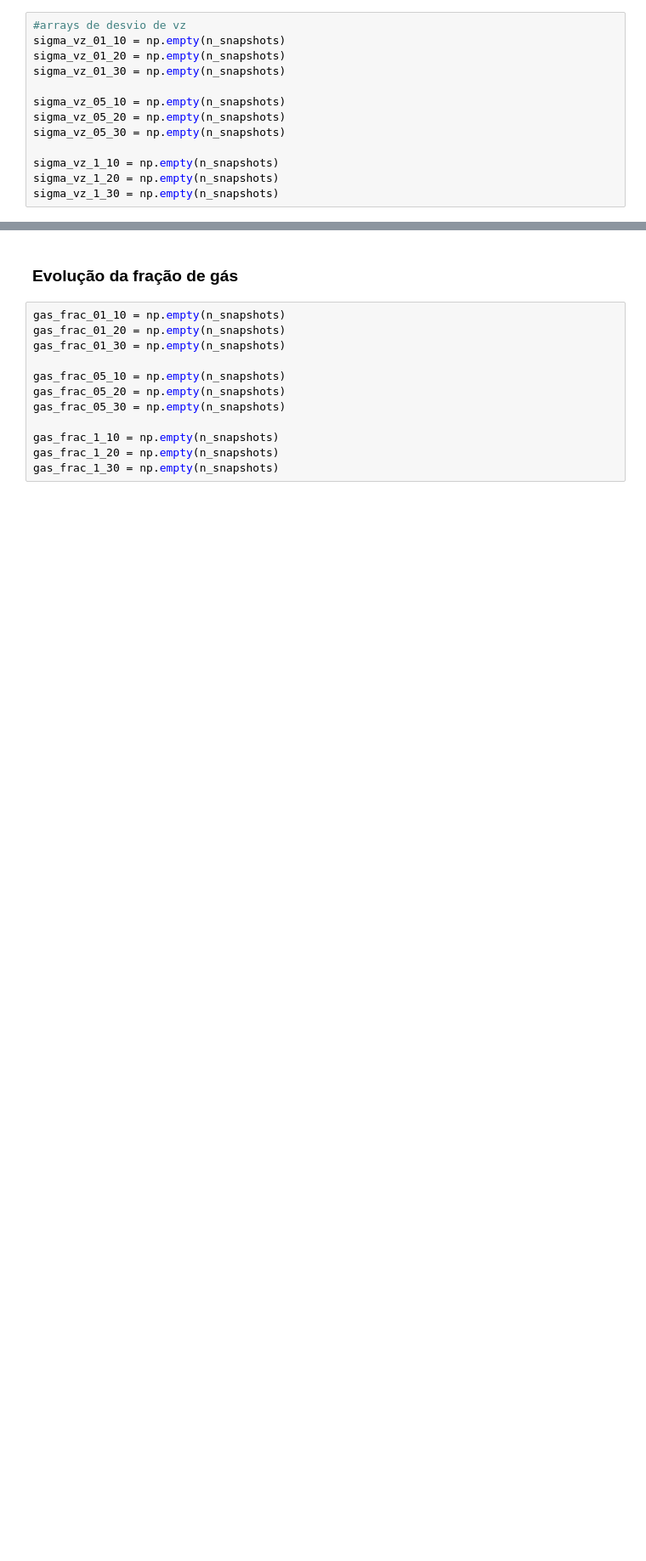
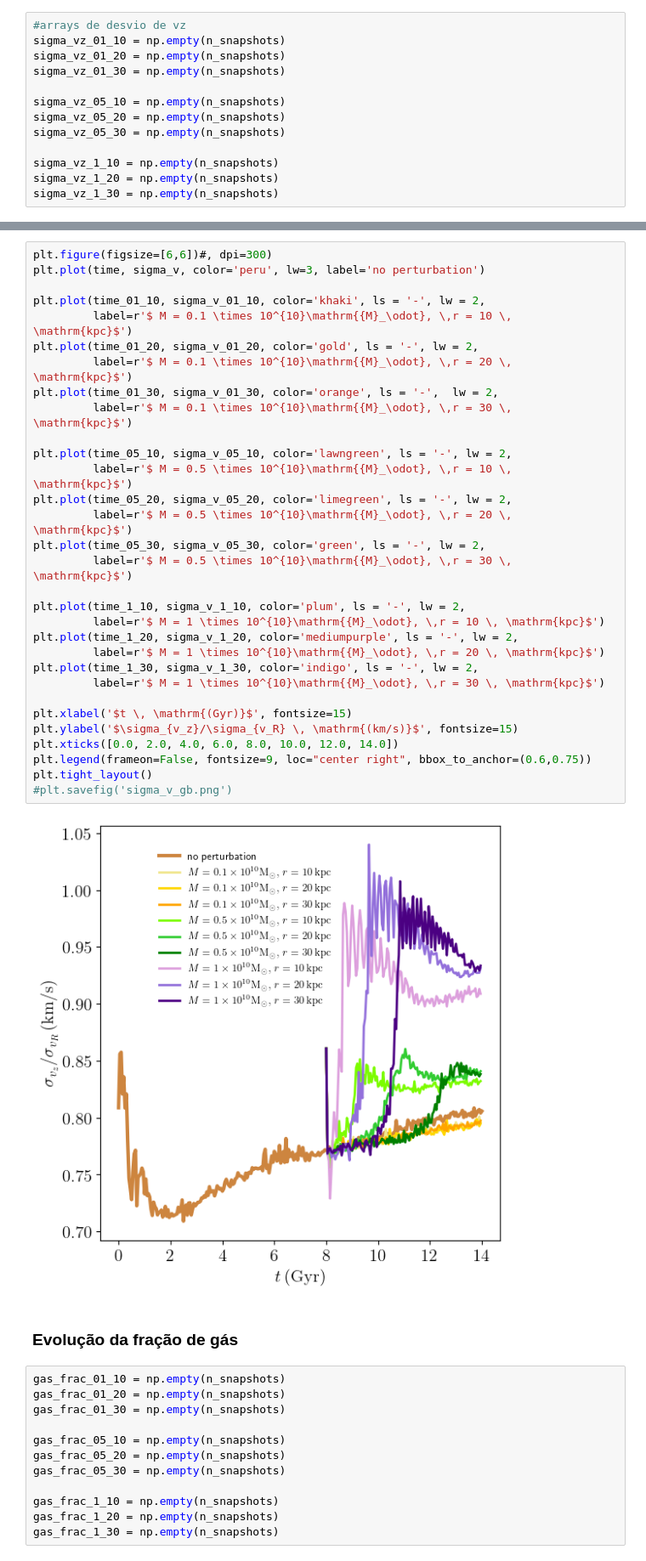
Before and after one commit to AndressaWille/astronomia, a Jupyter notebook: simulacoes mestrado/interactions-nb.ipynb, the cells around one changed output, grey strips where cells are left out. Shown at 85% size. Cells and saved outputs as stored; diff of their text form; blank space fills up the shorter version.

```diff
--- a/simulacoes mestrado/interactions-nb.ipynb
+++ b/simulacoes mestrado/interactions-nb.ipynb
@@ -500,3 +669,36 @@ plt.savefig('sigma_vz_gnb.png')
+# %%
+plt.figure(figsize=[6,6])#, dpi=300)
+plt.plot(time, sigma_v, color='peru', lw=3, label='no perturbation')
+
+plt.plot(time_01_10, sigma_v_01_10, color='khaki', ls = '-', lw = 2,
+         label=r'$ M = 0.1 \times 10^{10}\mathrm{{M}_\odot}, \,r = 10 \, \mathrm{kpc}$')
+plt.plot(time_01_20, sigma_v_01_20, color='gold', ls = '-', lw = 2,
+         label=r'$ M = 0.1 \times 10^{10}\mathrm{{M}_\odot}, \,r = 20 \, \mathrm{kpc}$')
+plt.plot(time_01_30, sigma_v_01_30, color='orange', ls = '-',  lw = 2,
+         label=r'$ M = 0.1 \times 10^{10}\mathrm{{M}_\odot}, \,r = 30 \, \mathrm{kpc}$')
+
+plt.plot(time_05_10, sigma_v_05_10, color='lawngreen', ls = '-', lw = 2,
+         label=r'$ M = 0.5 \times 10^{10}\mathrm{{M}_\odot}, \,r = 10 \, \mathrm{kpc}$')
+plt.plot(time_05_20, sigma_v_05_20, color='limegreen', ls = '-', lw = 2,
+         label=r'$ M = 0.5 \times 10^{10}\mathrm{{M}_\odot}, \,r = 20 \, \mathrm{kpc}$')
+plt.plot(time_05_30, sigma_v_05_30, color='green', ls = '-', lw = 2,
+         label=r'$ M = 0.5 \times 10^{10}\mathrm{{M}_\odot}, \,r = 30 \, \mathrm{kpc}$')
+
+plt.plot(time_1_10, sigma_v_1_10, color='plum', ls = '-', lw = 2,
+         label=r'$ M = 1 \times 10^{10}\mathrm{{M}_\odot}, \,r = 10 \, \mathrm{kpc}$')
+plt.plot(time_1_20, sigma_v_1_20, color='mediumpurple', ls = '-', lw = 2,
+         label=r'$ M = 1 \times 10^{10}\mathrm{{M}_\odot}, \,r = 20 \, \mathrm{kpc}$')
+plt.plot(time_1_30, sigma_v_1_30, color='indigo', ls = '-', lw = 2,
+         label=r'$ M = 1 \times 10^{10}\mathrm{{M}_\odot}, \,r = 30 \, \mathrm{kpc}$')
+
+plt.xlabel('$t \, \mathrm{(Gyr)}$', fontsize=15)
+plt.ylabel('$\sigma_{v_z}/\sigma_{v_R} \, \mathrm{(km/s)}$', fontsize=15)
+plt.xticks([0.0, 2.0, 4.0, 6.0, 8.0, 10.0, 12.0, 14.0])
+plt.legend(frameon=False, fontsize=9, loc="center right", bbox_to_anchor=(0.6,0.75))
+plt.tight_layout()
+#plt.savefig('sigma_v_gb.png')
+# %% [output]
+[figure, added]
 # %% [markdown]
 ### Evolução da fração de gás
 # %%
```
Also changed, not shown: parts of 11 cells of this notebook.
